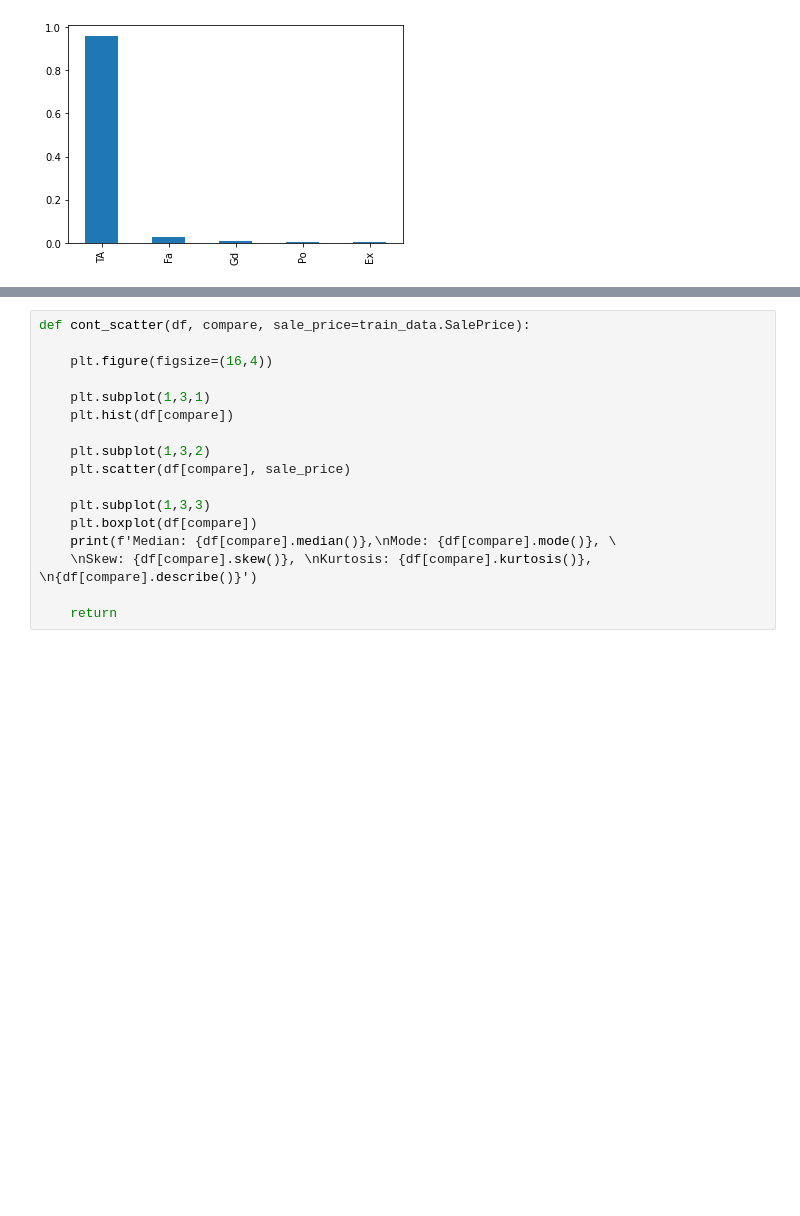
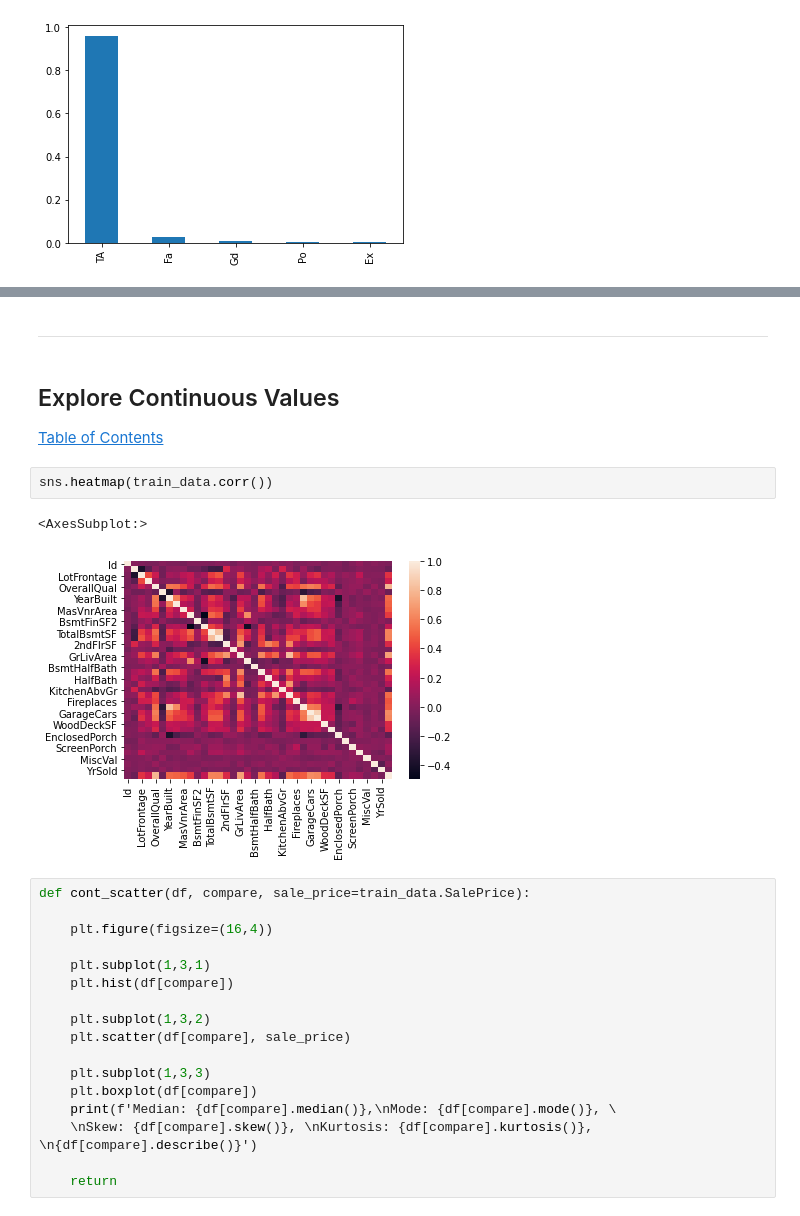
Before and after one commit to bperry555/kaggle, a Jupyter notebook: housePrices/housingPrices.ipynb, the cells around one changed output, grey strips where cells are left out. Drawn from its saved outputs; the diff is of its cells as text; blank space fills up the shorter version.

```diff
--- a/housePrices/housingPrices.ipynb
+++ b/housePrices/housingPrices.ipynb
@@ -472,3 +464,13 @@ Remaining columns w/ "NA" values 0
+# %% [markdown]
+---
+# %% [markdown]
+## Explore Continuous Values <a name='continuous'></a>
+[Table of Contents](#table)
+# %%
+sns.heatmap(train_data.corr())
+# %% [output]
+<AxesSubplot:>
+[figure, added]
 # %%
 def cont_scatter(df, compare, sale_price=train_data.SalePrice):
 
```
Also changed, not shown: parts of 43 cells of this notebook.
